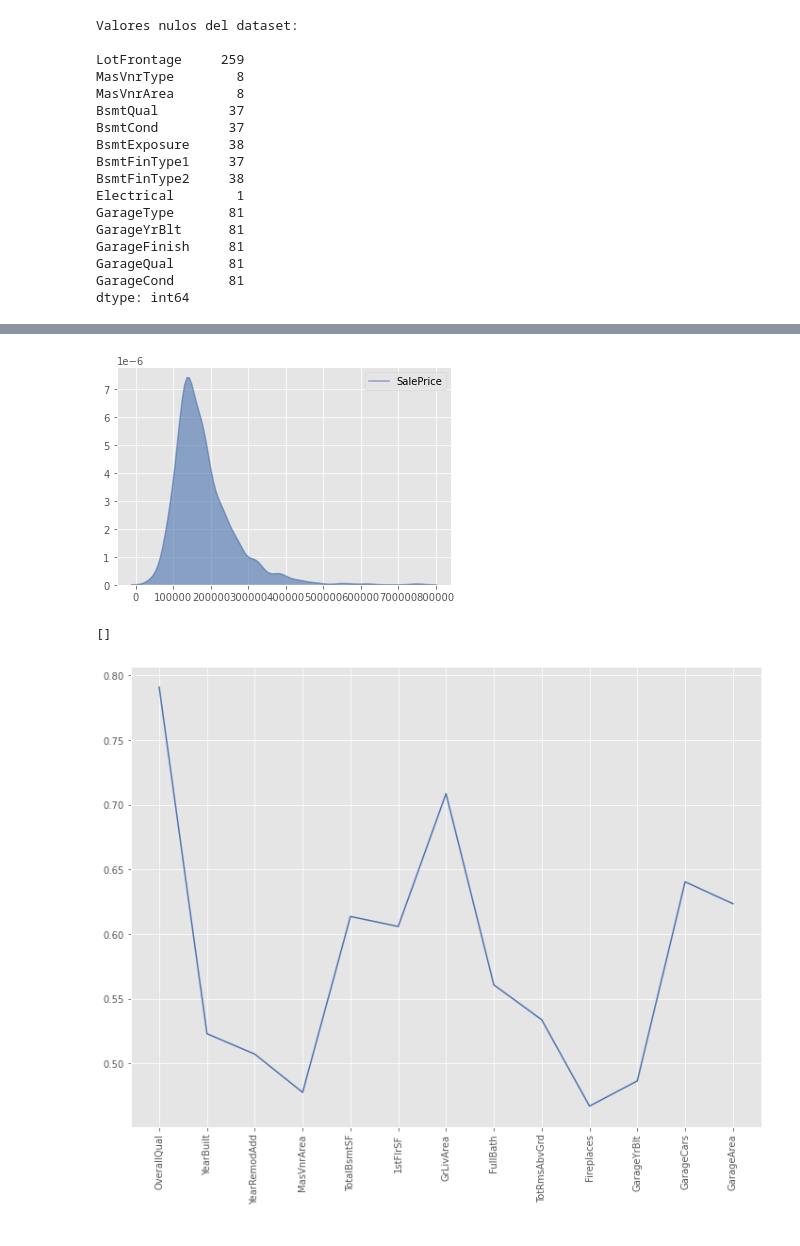
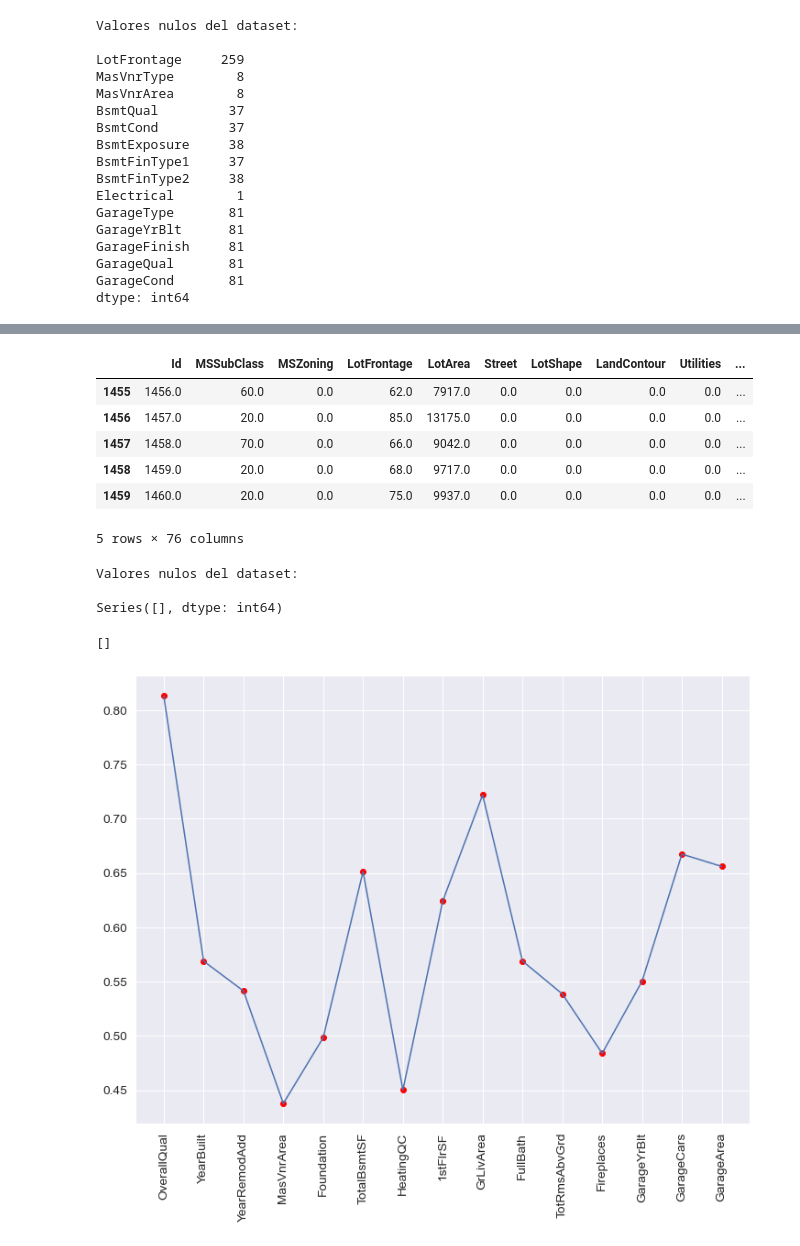
Before and after one commit to LaloVene/Kaggle-House-Prices, a Jupyter notebook: house_prices.ipynb, the cells around one changed output, grey strips where cells are left out. Cells and saved outputs as stored; diff of their text form; code cells hidden in the pictures.

```diff
--- a/house_prices.ipynb
+++ b/house_prices.ipynb
@@ -136,15 +194,33 @@ dtype: int64
-# %%
-sns.kdeplot(df.SalePrice, shade = True, alpha = 0.6)
-plt.show()
-# %% [output]
-[figure, removed]
+# %%
+from sklearn.experimental import enable_iterative_imputer
+from sklearn.impute import IterativeImputer
+
+imp_mean = IterativeImputer(random_state=0)
+imp_mean.fit(df2)
+IterativeImputer(random_state=0)
+df3 = pd.DataFrame(imp_mean.transform(df2), columns= df2.columns)
+df3.tail()
+# %% [output]
+|  | Id | MSSubClass | MSZoning | LotFrontage | LotArea | Street | LotShape | LandContour | Utilities | ... |
+| 1455 | 1456.0 | 60.0 | 0.0 | 62.0 | 7917.0 | 0.0 | 0.0 | 0.0 | 0.0 | ... |
+| 1456 | 1457.0 | 20.0 | 0.0 | 85.0 | 13175.0 | 0.0 | 0.0 | 0.0 | 0.0 | ... |
+| 1457 | 1458.0 | 70.0 | 0.0 | 66.0 | 9042.0 | 0.0 | 0.0 | 0.0 | 0.0 | ... |
+| 1458 | 1459.0 | 20.0 | 0.0 | 68.0 | 9717.0 | 0.0 | 0.0 | 0.0 | 0.0 | ... |
+| 1459 | 1460.0 | 20.0 | 0.0 | 75.0 | 9937.0 | 0.0 | 0.0 | 0.0 | 0.0 | ... |
+5 rows × 76 columns
+# %%
+print("Valores nulos del dataset: \n\n{}\n".format(df3.isnull().sum(axis = 0)[df3.isnull().sum(axis = 0)>0]))
+# %% [output]
+Valores nulos del dataset:
+
+Series([], dtype: int64)
 # %%
 f, ax = plt.subplots(figsize=(12, 9))
-df_ = pd.DataFrame(df.corr().SalePrice[abs(df.corr().SalePrice) > 0.4][:-1])
+df_ = abs(pd.DataFrame(df3.corr().SalePrice[abs(df3.corr().SalePrice) > 0.4][:-1]))
 plt.plot(df_)
-# plt.scatter(df_.index, df_.values, color = "red")
+plt.scatter(df_.index, df_.values, color = "red")
 plt.xticks(rotation=90)
 plt.plot()
 # %% [output]
 []
-[figure, old version]
+[figure, new version]
```
Also changed, not shown: parts of 19 cells of this notebook.
